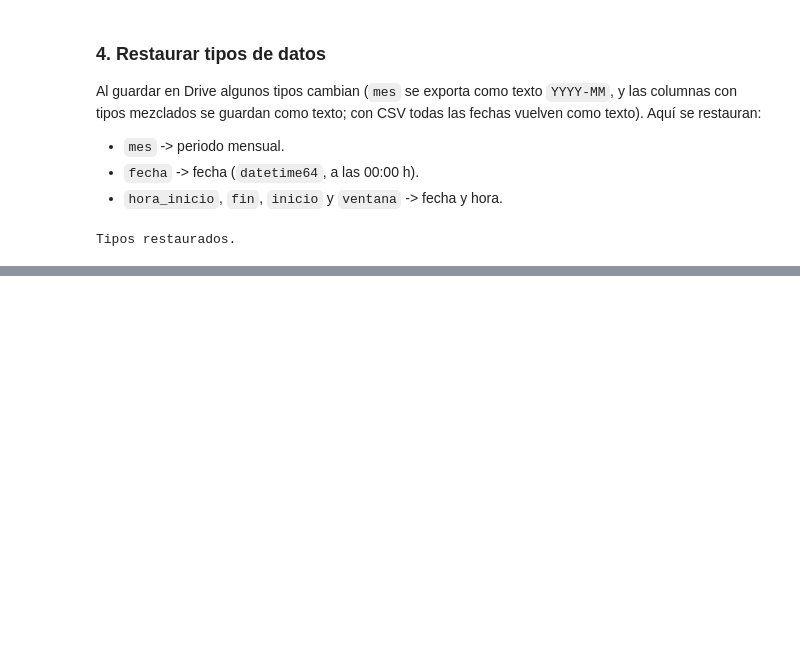
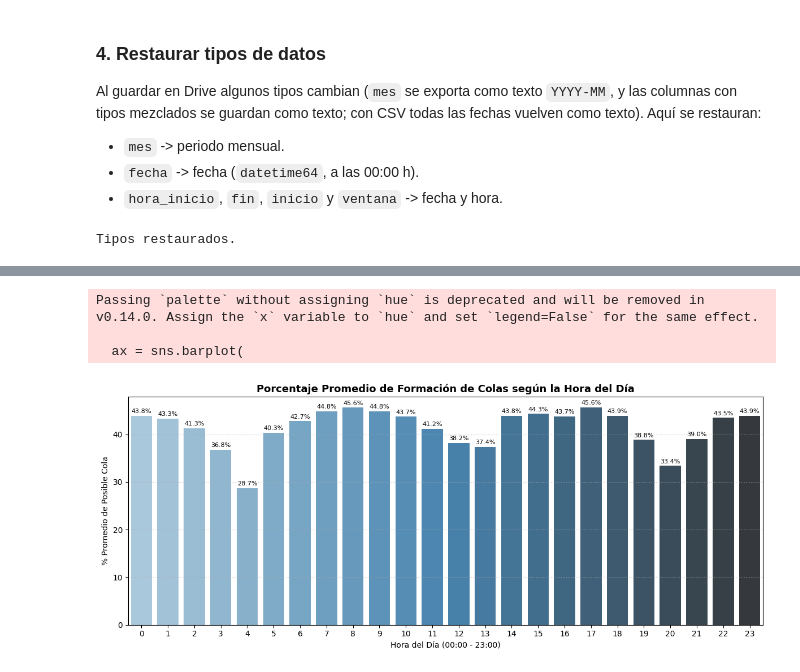
Before and after one commit to kamimartinez/VMS-prediction, a Jupyter notebook: notebooks/data/DataPreparation.ipynb, the cells around one changed output, grey strips where cells are left out. Saved outputs shown, nothing was run; the diff lists cells and outputs as text; code cells hidden in the pictures; blank space fills up the shorter version.

```diff
--- a/notebooks/data/DataPreparation.ipynb
+++ b/notebooks/data/DataPreparation.ipynb
@@ -138,0 +426,40 @@ Tipos restaurados.
+# %%
+# ==============================================================================
+# 2. GRÁFICA DE BARRAS: % DE COLAS POR HORA DEL DÍA
+# ==============================================================================
+# Extraer la hora (0-23) desde el bloque de tiempo
+df_sistema['hora_del_dia'] = df_sistema['bloque_tiempo'].dt.hour
+
+# Agrupar por hora para obtener el porcentaje promedio de colas
+colas_por_hora = df_sistema.groupby('hora_del_dia')['pct_posible_cola'].mean().reset_index()
+colas_por_hora['pct_posible_cola'] = colas_por_hora['pct_posible_cola'] * 100  # Convertir a %
+
+plt.figure(figsize=(12, 5))
+ax = sns.barplot(
+    data=colas_por_hora,
+    x='hora_del_dia',
+    y='pct_posible_cola',
+    palette='Blues_d'
+)
+
+plt.title('Porcentaje Promedio de Formación de Colas según la Hora del Día', fontsize=13, fontweight='bold')
+plt.xlabel('Hora del Día (00:00 - 23:00)', fontsize=10)
+plt.ylabel('% Promedio de Posible Cola', fontsize=10)
+plt.grid(axis='y', linestyle=':', alpha=0.7)
+
+# Añadir valores numéricos sobre cada barra
+for p in ax.patches:
+    if p.get_height() > 0:
+        ax.annotate(f"{p.get_height():.1f}%",
+                    (p.get_x() + p.get_width() / 2., p.get_height()),
+                    ha='center', va='bottom',
+                    fontsize=8, color='black', xytext=(0, 2),
+                    textcoords='offset points')
+
+plt.tight_layout()
+plt.show()
+# %% [output]
+Passing `palette` without assigning `hue` is deprecated and will be removed in v0.14.0. Assign the `x` variable to `hue` and set `legend=False` for the same effect.
+
+  ax = sns.barplot(
+[figure, added]
```
Also changed, not shown: parts of 21 cells of this notebook.
